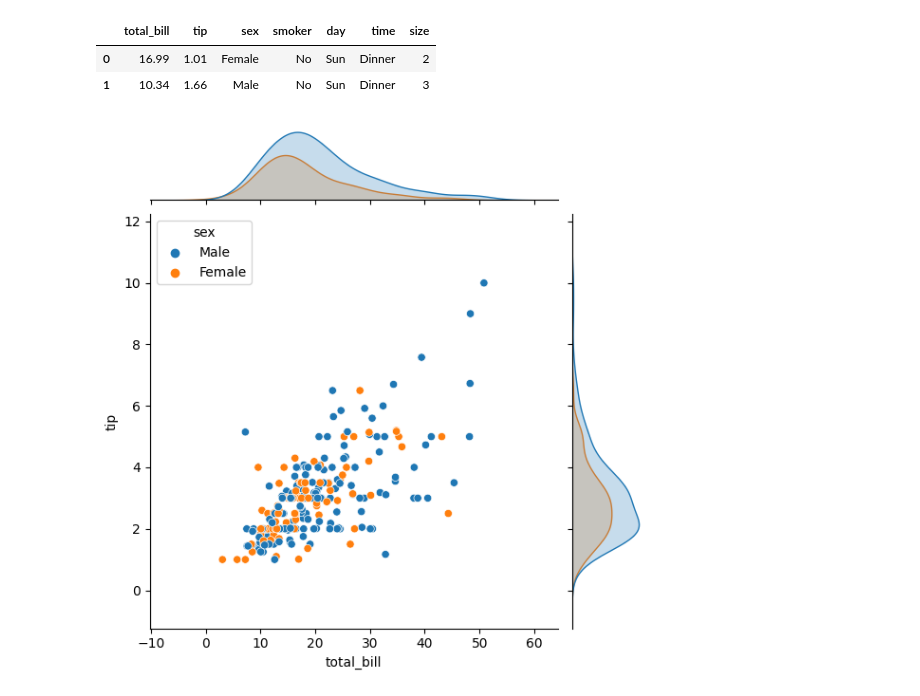
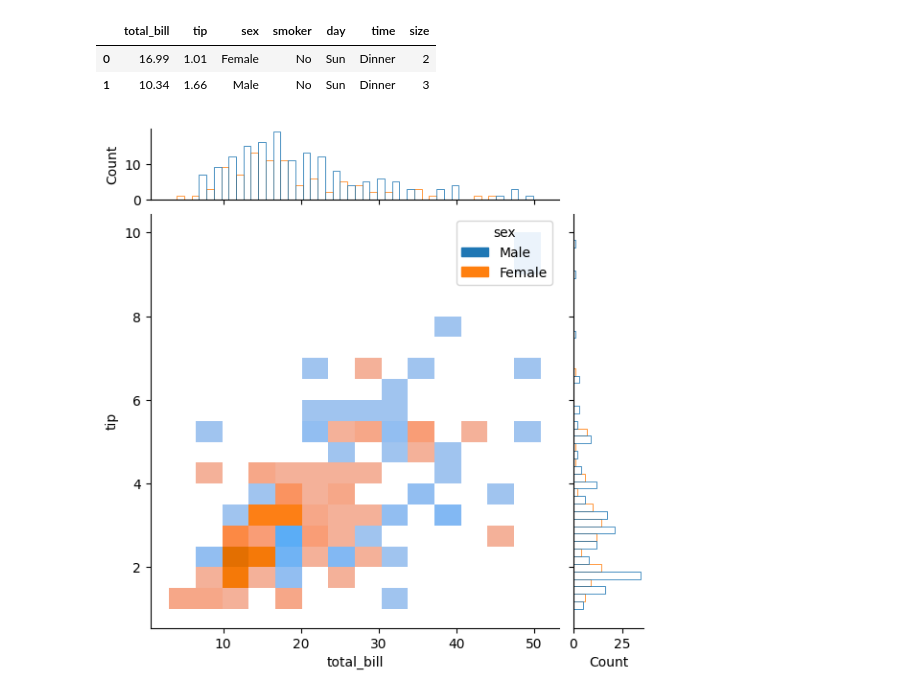
Before and after one commit to Luiss0606/Platzi-Curso, a Jupyter notebook: 5. Matplotlib y seaborn/Seaborn/joinplot_pairplot.ipynb, the cells around one changed output. Cells and saved outputs as stored; diff of their text form; code cells hidden in the pictures.

```diff
--- a/5. Matplotlib y seaborn/Seaborn/joinplot_pairplot.ipynb
+++ b/5. Matplotlib y seaborn/Seaborn/joinplot_pairplot.ipynb
@@ -9,7 +9,7 @@ tips.head(2)
 | 0 | 16.99 | 1.01 | Female | No | Sun | Dinner | 2 |
 | 1 | 10.34 | 1.66 | Male | No | Sun | Dinner | 3 |
 # %%
-sns.jointplot(data = tips, x='total_bill', y='tip', hue='sex')
+sns.jointplot(data = tips, x='total_bill', y='tip', hue='sex',kind='hist', marginal_ticks=True, marginal_kws=dict(bins=25,fill=False,multiple='dodge'))
 plt.show()
 # %% [output]
-[figure, old version]
+[figure, new version]
```
Also changed, not shown: parts of 1 cell of this notebook, 7 other files.
